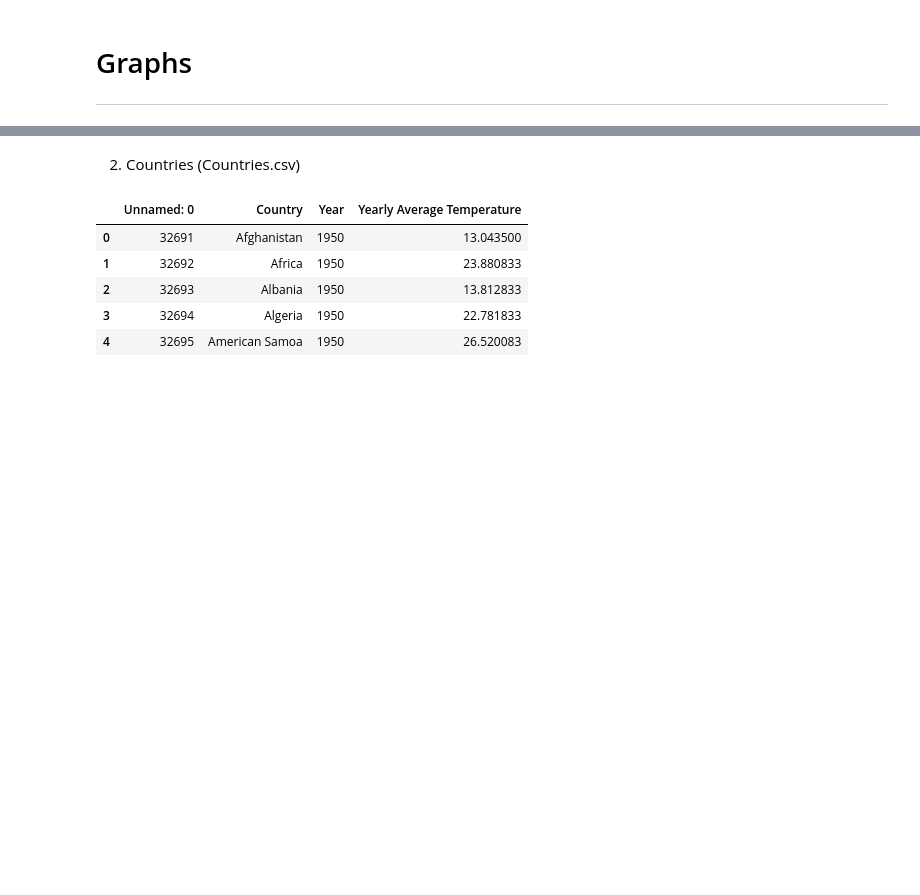
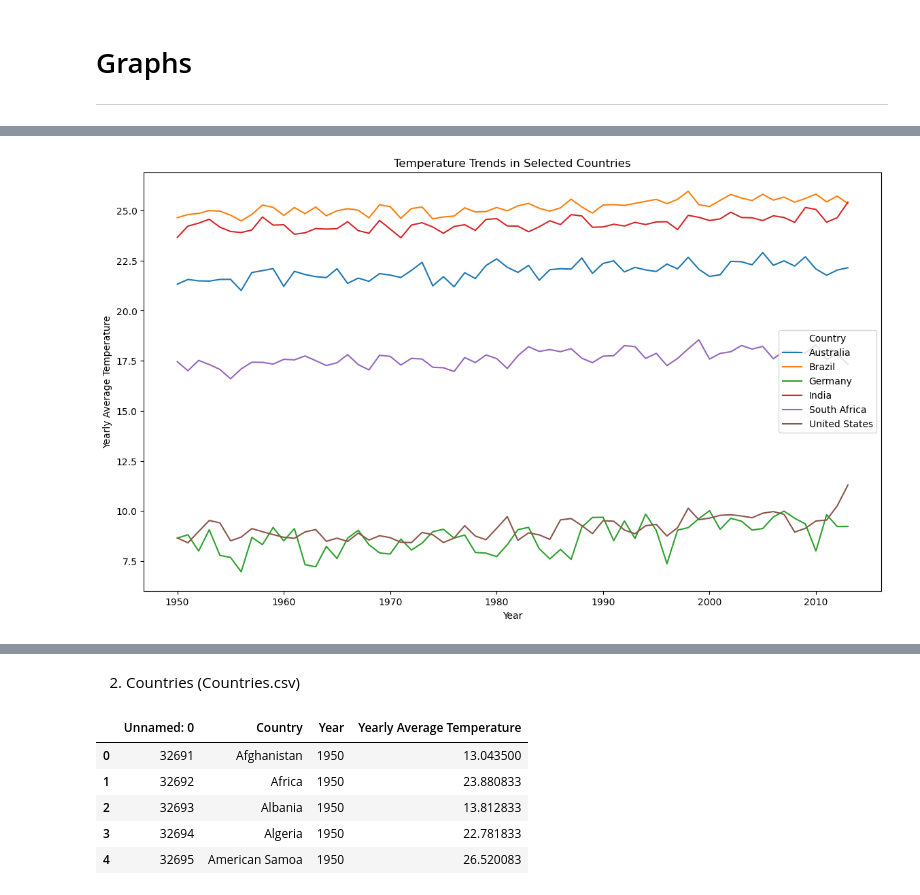
Before and after one commit to Sophiatun/Climate_Change_Analysis, a Jupyter notebook: graph_data.ipynb, the cells around one changed output, grey strips where cells are left out. Cells and saved outputs as stored; diff of their text form; code cells hidden in the pictures; blank space fills up the shorter version.

```diff
--- a/graph_data.ipynb
+++ b/graph_data.ipynb
@@ -17,0 +48,4 @@ Tactic: Chart that shows how temperatures have evolved for each decade in our da
+# %%
+# Read CSV File
+countries_df = pd.read_csv("Cleaned Data/Countries.csv")
+countries_df.head()
@@ -17,0 +59,16 @@ Tactic: Chart that shows how temperatures have evolved for each decade in our da
+# %%
+# Select countries of interest
+countries_of_interest = ['South Africa', 'India', 'Germany', 'United States', 'Brazil', 'Australia', 'Antarctica']
+
+# Filter data for selected countries
+country_specific_df = countries_df[countries_df['Country'].isin(countries_of_interest)]
+
+# Plot temperature trends for each country
+plt.figure(figsize=(14, 8))
+sns.lineplot(x='Year', y='Yearly Average Temperature', hue='Country', data=country_specific_df)
+plt.title('Temperature Trends in Selected Countries')
+plt.xlabel('Year')
+plt.ylabel('Yearly Average Temperature')
+plt.show()
+# %% [output]
+[figure, added]
```
Also changed, not shown: parts of 13 cells of this notebook.
